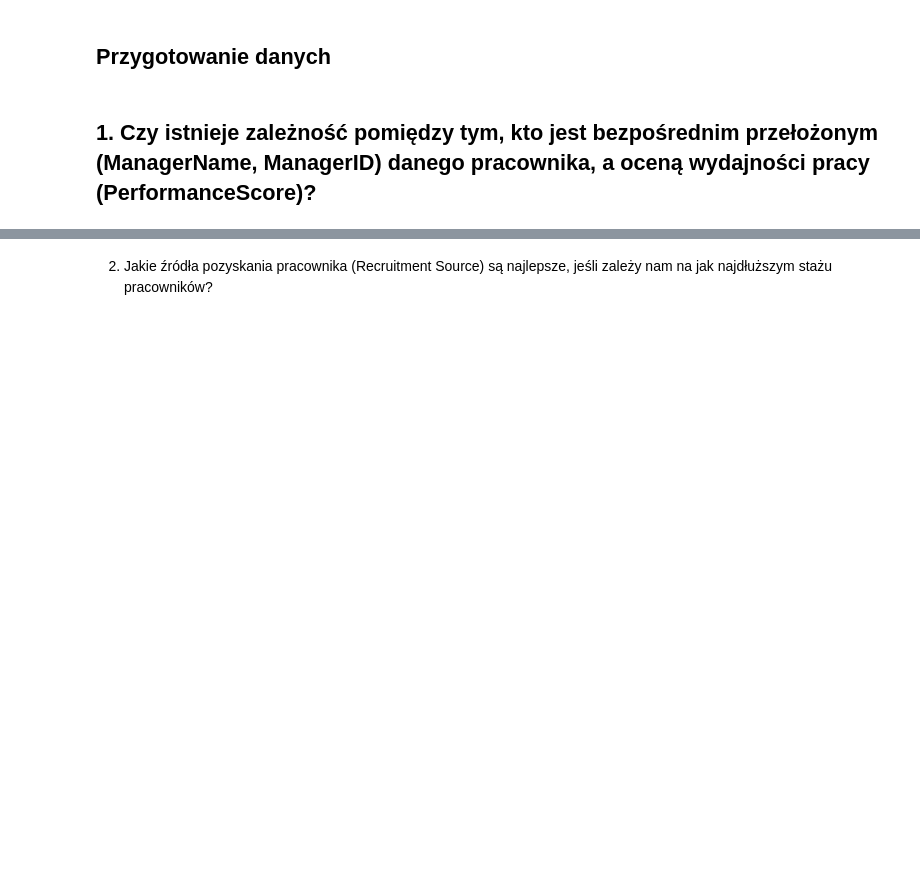
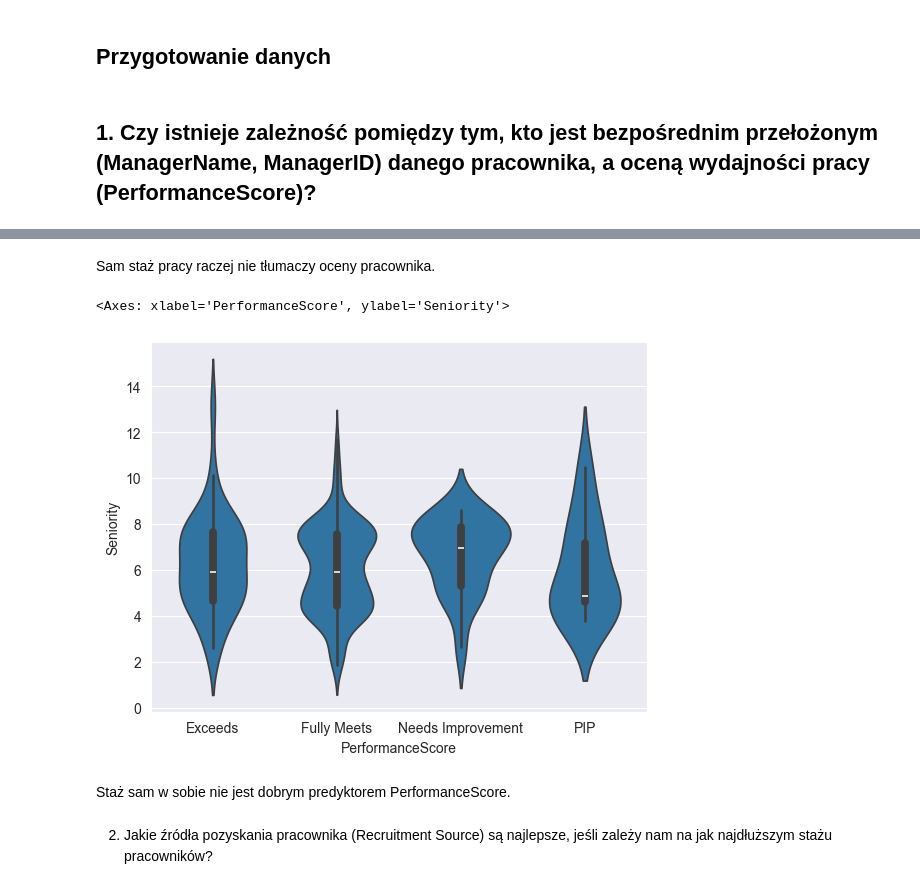
Before and after one commit to karolabramekkodilla/learning-git, a Jupyter notebook: seaborn_analiza_danych/analiza.ipynb, the cells around one changed output, grey strips where cells are left out. Drawn from its saved outputs; the diff is of its cells as text; code cells hidden in the pictures; blank space fills up the shorter version.

```diff
--- a/seaborn_analiza_danych/analiza.ipynb
+++ b/seaborn_analiza_danych/analiza.ipynb
@@ -68,3 +220,17 @@ Wnioski:
+# %% [markdown]
+Sam staż pracy raczej nie tłumaczy oceny pracownika.
+# %%
+sns.violinplot(
+    data=df,
+    x="PerformanceScore",
+    y="Seniority",
+    order=["Exceeds", "Fully Meets", "Needs Improvement", "PIP"]
+)
+# %% [output]
+<Axes: xlabel='PerformanceScore', ylabel='Seniority'>
+[figure, added]
+# %% [markdown]
+Staż sam w sobie nie jest dobrym predyktorem PerformanceScore.
 # %% [markdown]
 2. Jakie źródła pozyskania pracownika (Recruitment Source) są najlepsze, jeśli zależy nam na jak najdłuższym stażu pracowników?
 # %%
```
Also changed, not shown: parts of 29 cells of this notebook, 1 other file.
